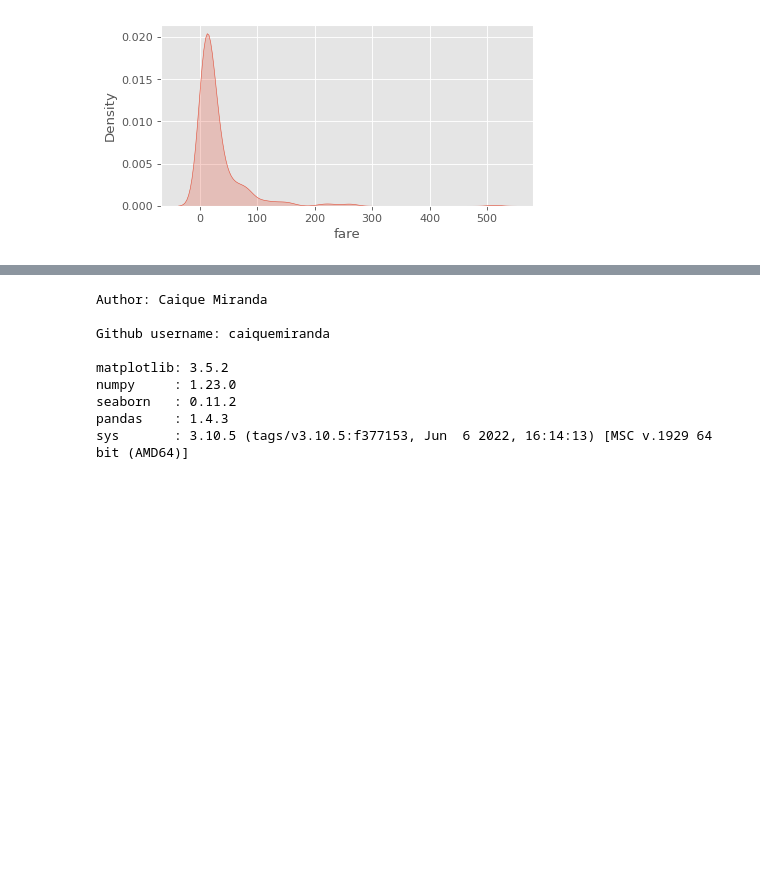
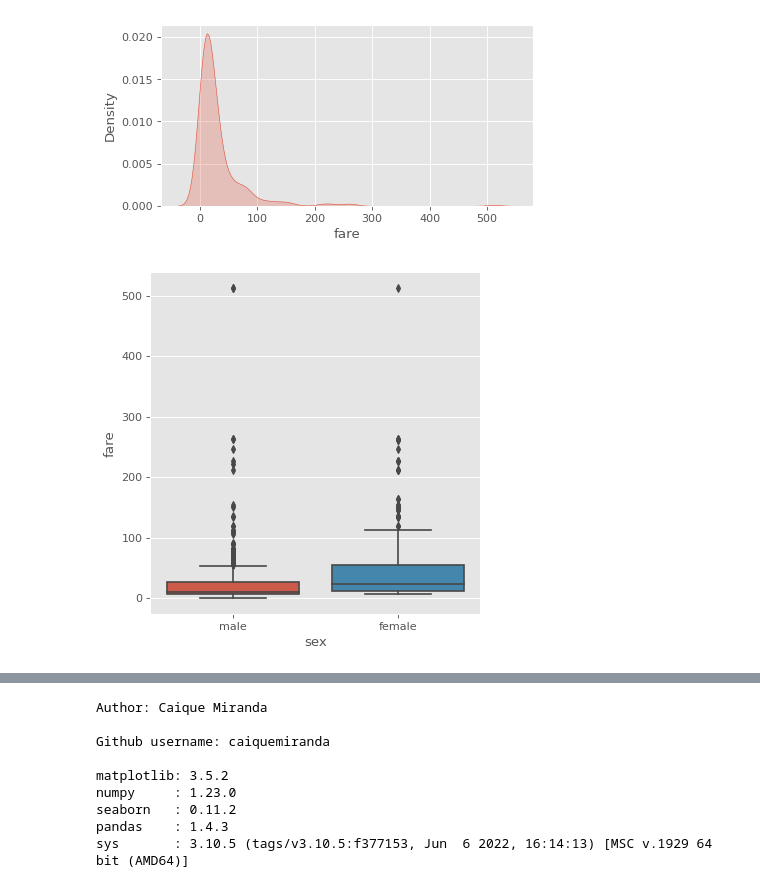
Before and after one commit to caiquemiranda/data-visualization-python, a Jupyter notebook: 10-analysis-visualization-titanic-dataset.ipynb, the cells around one changed output, grey strips where cells are left out. Drawn from its saved outputs; the diff is of its cells as text; code cells hidden in the pictures; blank space fills up the shorter version.

Commit message:
fare-part-2

```diff
--- a/10-analysis-visualization-titanic-dataset.ipynb
+++ b/10-analysis-visualization-titanic-dataset.ipynb
@@ -528,3 +528,10 @@ sns.kdeplot(titanic['fare'],
             shade= True);
 # %% [output]
 [figure]
+# %%
+sns.catplot(x= 'sex',
+            y= 'fare',
+            data= titanic,
+            kind= 'box');
+# %% [output]
+[figure, added]
```
Also changed, not shown: parts of 2 cells of this notebook.
